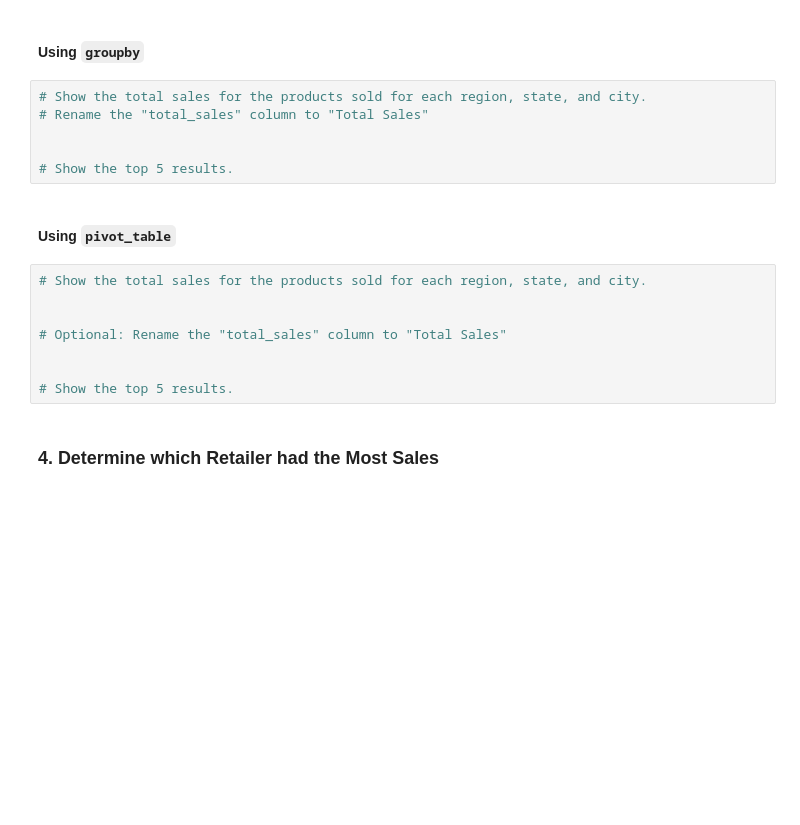
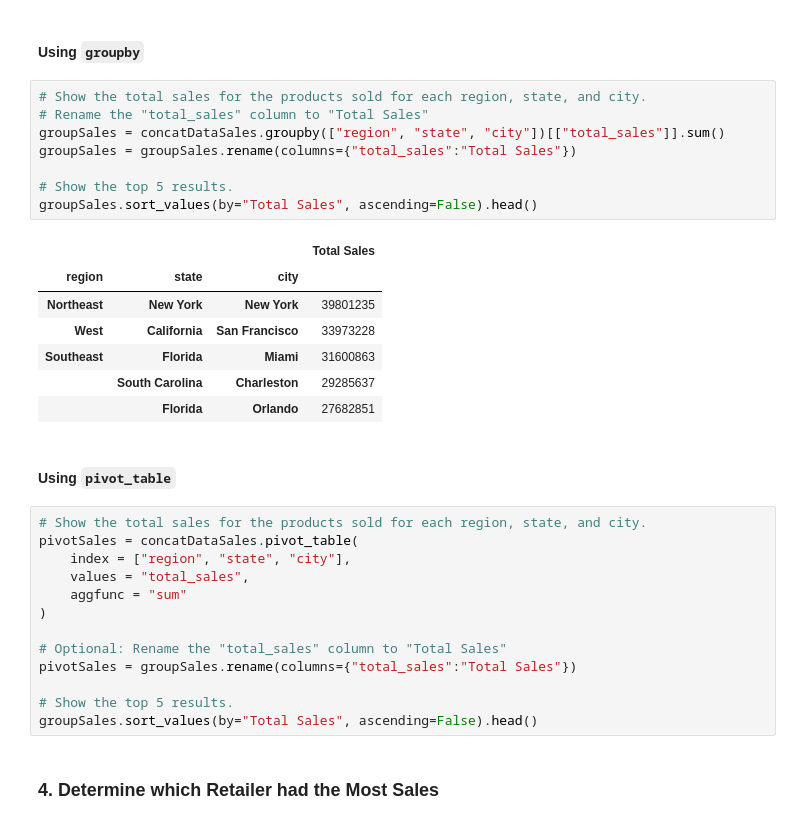
Before and after one commit to LardexTheLarge/athletic_sales_analysis, a Jupyter notebook: athletic_sales_analysis_starter_code.ipynb, the cells around one changed output. Drawn from its saved outputs; the diff is of its cells as text; blank space fills up the shorter version.

```diff
--- a/athletic_sales_analysis_starter_code.ipynb
+++ b/athletic_sales_analysis_starter_code.ipynb
@@ -188,19 +188,34 @@ pivotSales.sort_values(by="Total_Products_Sold", ascending=False).head()
 # %%
 # Show the total sales for the products sold for each region, state, and city.
 # Rename the "total_sales" column to "Total Sales"
-
+groupSales = concatDataSales.groupby(["region", "state", "city"])[["total_sales"]].sum()
+groupSales = groupSales.rename(columns={"total_sales":"Total Sales"})
 
 # Show the top 5 results.
+groupSales.sort_values(by="Total Sales", ascending=False).head()
+# %% [output]
+|  |  |  | Total Sales |
+| region | state | city |  |
+| Northeast | New York | New York | 39801235 |
+| West | California | San Francisco | 33973228 |
+| Southeast | Florida | Miami | 31600863 |
+|  | South Carolina | Charleston | 29285637 |
+|  | Florida | Orlando | 27682851 |
 # %% [markdown]
 #### Using `pivot_table`
 # %%
 # Show the total sales for the products sold for each region, state, and city.
-
+pivotSales = concatDataSales.pivot_table(
+    index = ["region", "state", "city"],
+    values = "total_sales",
+    aggfunc = "sum"
+)
 
 # Optional: Rename the "total_sales" column to "Total Sales"
-
+pivotSales = groupSales.rename(columns={"total_sales":"Total Sales"})
 
 # Show the top 5 results.
+groupSales.sort_values(by="Total Sales", ascending=False).head()
 # %% [markdown]
 ### 4. Determine which Retailer had the Most Sales
 # %% [markdown]
```
